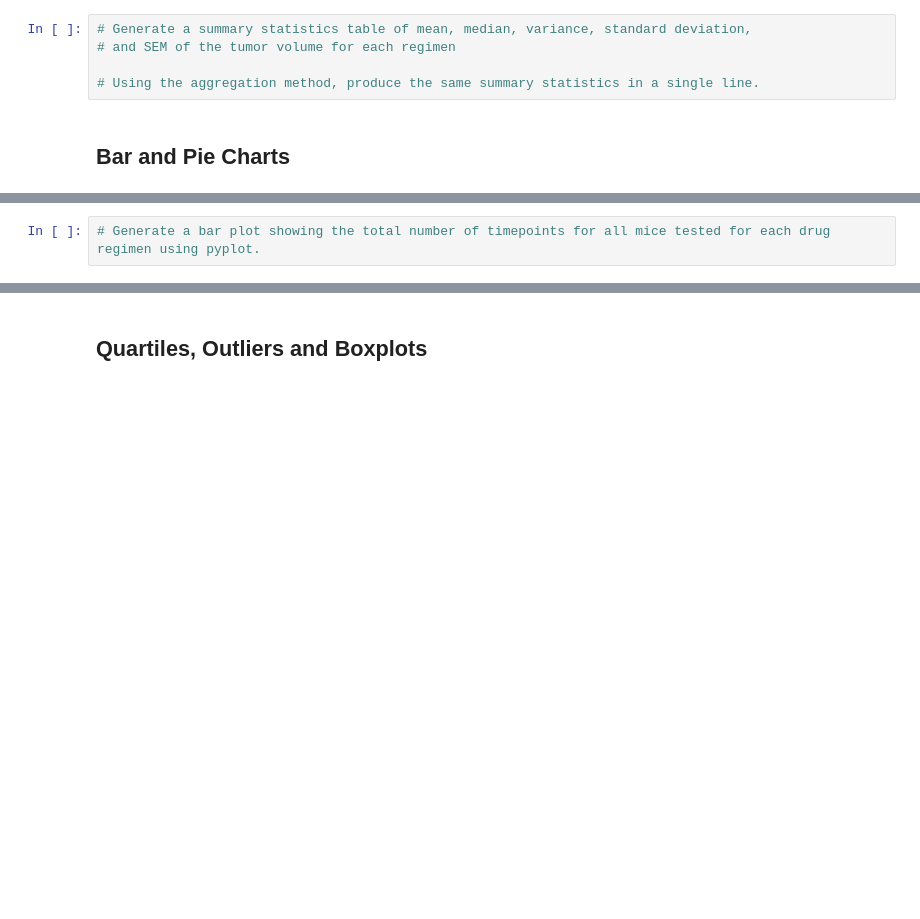
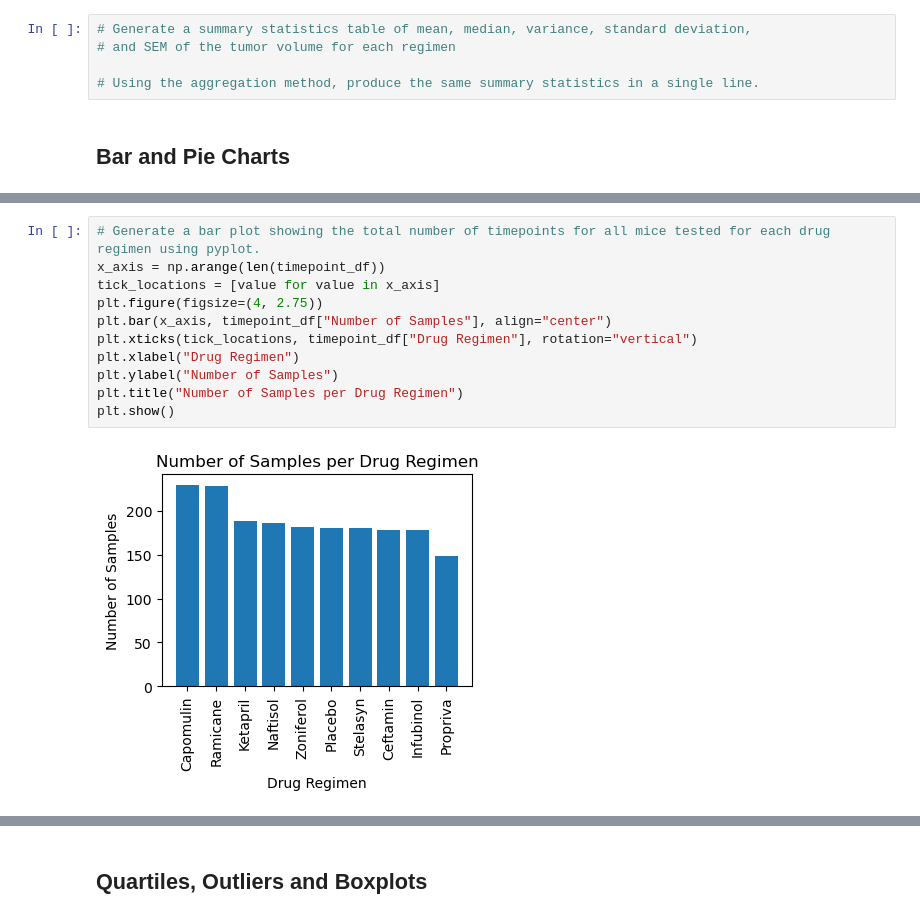
Before and after one commit to eaveltre21189/matplotlib_challenge, a Jupyter notebook: pymaceuticals.ipynb, the cells around one changed output, grey strips where cells are left out. Cells and saved outputs as stored; diff of their text form; blank space fills up the shorter version.

```diff
--- a/pymaceuticals.ipynb
+++ b/pymaceuticals.ipynb
@@ -152,2 +180,13 @@ timepoint_count = cleaned_data.groupby("Drug Regimen")["Timepoint"].count()
-# %%
-# Generate a bar plot showing the total number of timepoints for all mice tested for each drug regimen using pyplot.
+# %%
+# Generate a bar plot showing the total number of timepoints for all mice tested for each drug regimen using pyplot.
+x_axis = np.arange(len(timepoint_df))
+tick_locations = [value for value in x_axis]
+plt.figure(figsize=(4, 2.75))
+plt.bar(x_axis, timepoint_df["Number of Samples"], align="center")
+plt.xticks(tick_locations, timepoint_df["Drug Regimen"], rotation="vertical")
+plt.xlabel("Drug Regimen")
+plt.ylabel("Number of Samples")
+plt.title("Number of Samples per Drug Regimen")
+plt.show()
+# %% [output]
+[figure, added]
```
Also changed, not shown: parts of 8 cells of this notebook.
